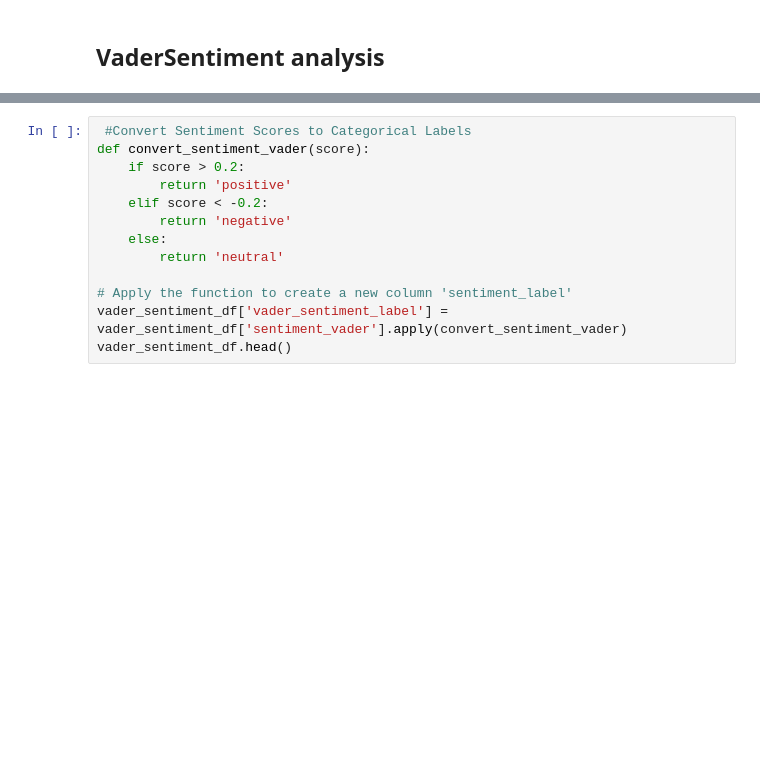
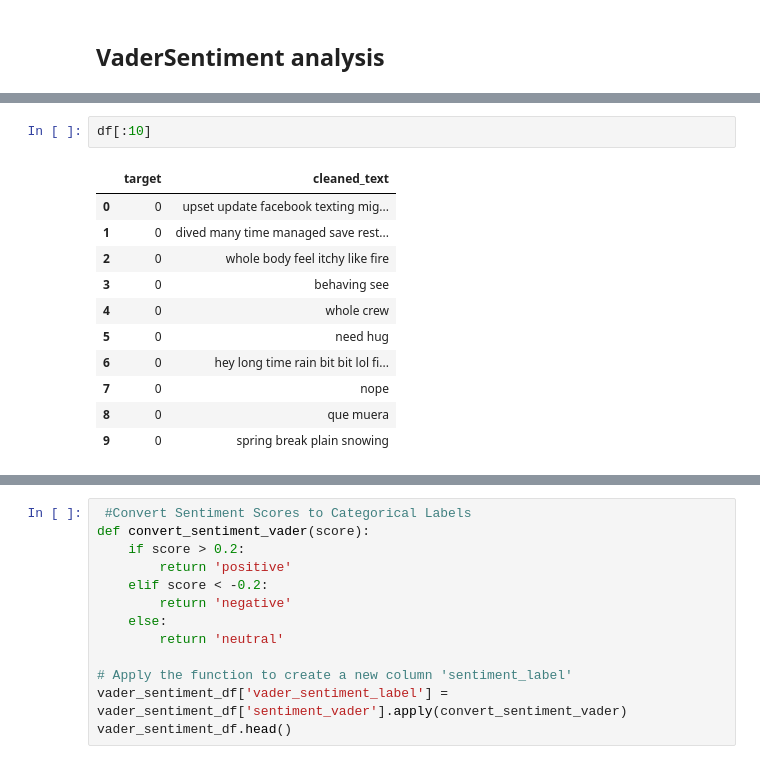
Before and after one commit to StuartMBrown/proj4-repo, a Jupyter notebook: code/text_blob_sentiment_analysis.ipynb, the cells around one changed output, grey strips where cells are left out. Saved outputs shown, nothing was run; the diff lists cells and outputs as text; blank space fills up the shorter version.

```diff
--- a/code/text_blob_sentiment_analysis.ipynb
+++ b/code/text_blob_sentiment_analysis.ipynb
@@ -201,0 +236,14 @@ Length: 18266, dtype: int64
+# %%
+df[:10]
+# %% [output]
+|  | target | cleaned_text |
+| 0 | 0 | upset update facebook texting mig... |
+| 1 | 0 | dived many time managed save rest... |
+| 2 | 0 | whole body feel itchy like fire |
+| 3 | 0 | behaving see |
+| 4 | 0 | whole crew |
+| 5 | 0 | need hug |
+| 6 | 0 | hey long time rain bit bit lol fi... |
+| 7 | 0 | nope |
+| 8 | 0 | que muera |
+| 9 | 0 | spring break plain snowing |
```
Also changed, not shown: parts of 18 cells of this notebook, 3 other files.
